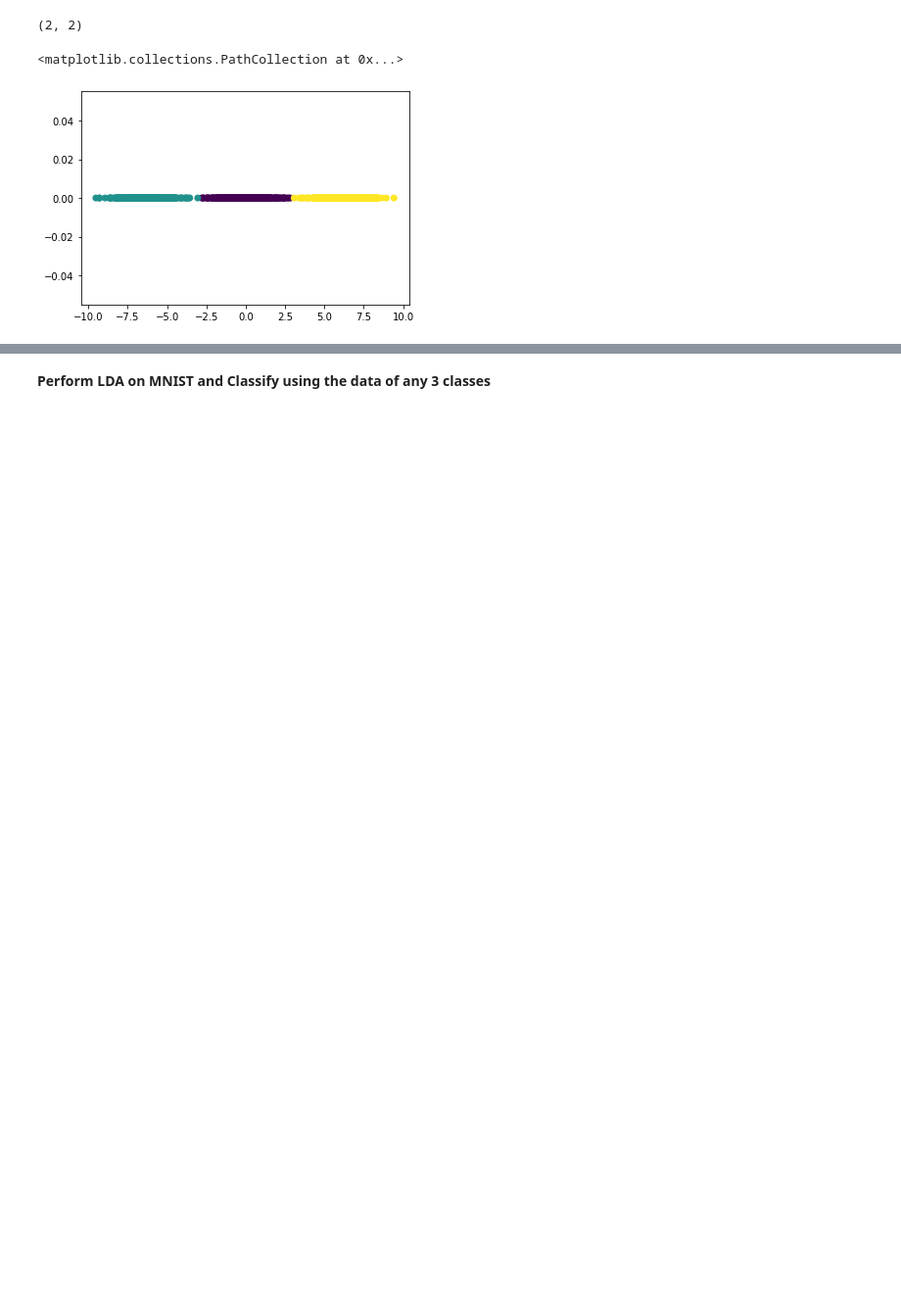
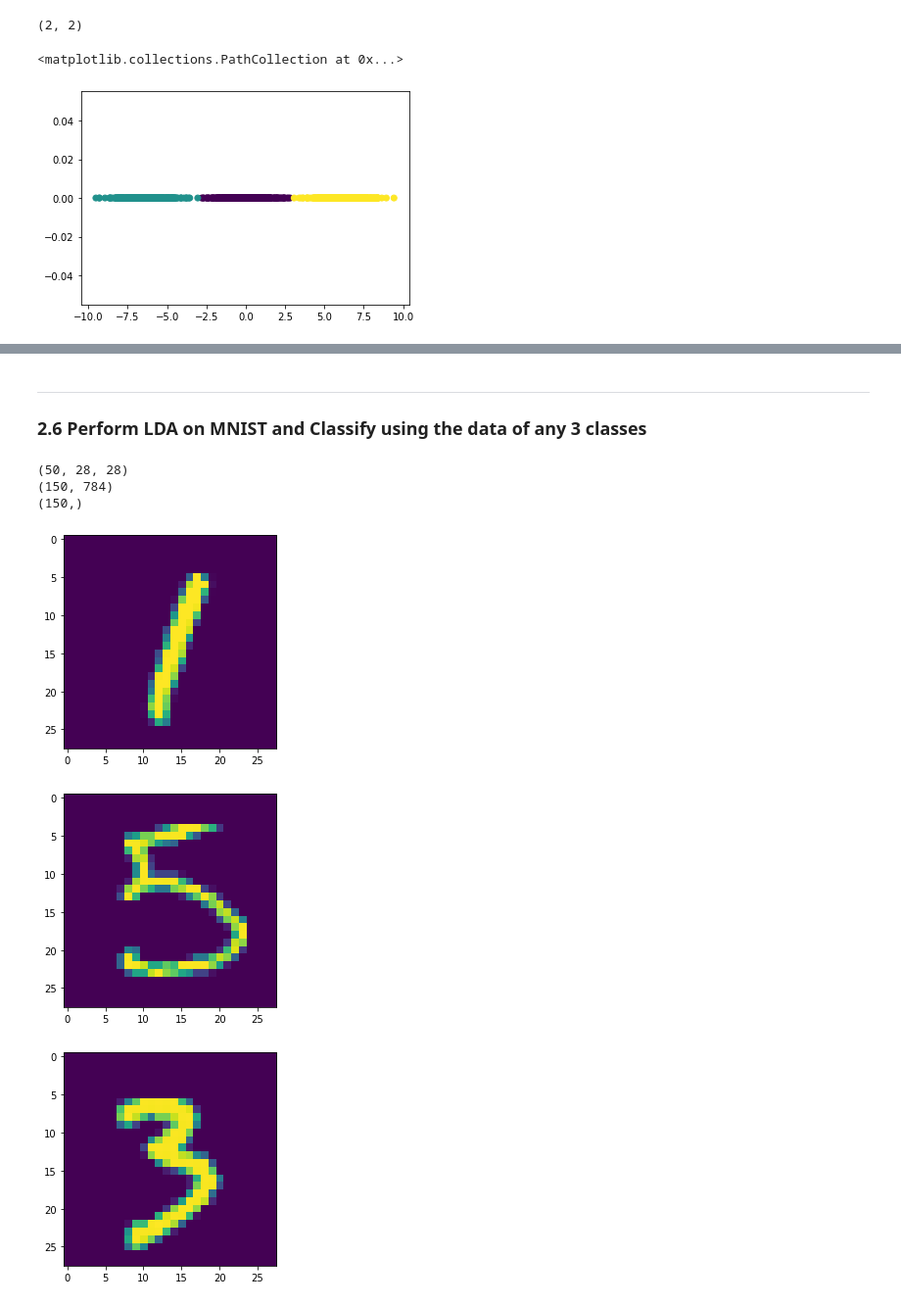
Before and after one commit to Whitelisted2/EE413-PRML-Lab, a Jupyter notebook: Assignment-11-DimensionalityReduction/Solved/Lab_9_Dimensionality_Reduction.ipynb, the cells around one changed output, grey strips where cells are left out. Shown at 98% size. Drawn from its saved outputs; the diff is of its cells as text; code cells hidden in the pictures; blank space fills up the shorter version.

```diff
--- a/Assignment-11-DimensionalityReduction/Solved/Lab_9_Dimensionality_Reduction.ipynb
+++ b/Assignment-11-DimensionalityReduction/Solved/Lab_9_Dimensionality_Reduction.ipynb
@@ -129,7 +130,7 @@ class pca:
     data = self.pre_process(data)
     cov = data.T @ data
     _, s, _ = np.linalg.svd(cov)
-    ind = (np.where((np.cumsum(s)/np.sum(s))>0.8))[0][0] ## Write your code here  #######################
+    ind = (np.where((np.cumsum(s)/np.sum(s))>0.9))[0][0] ## Write your code here
     return ind+1
 
   def pre_process(self,data):
@@ -409,2 +587,4 @@ KNN Testing accuracy = 100.0
 # %% [markdown]
-**Perform LDA on MNIST and Classify using the data of any 3 classes**
+<hr>
+
+### 2.6 Perform LDA on MNIST and Classify using the data of any 3 classes
@@ -412,0 +591,57 @@ KNN Testing accuracy = 100.0
+# %%
+## Write your code here
+file1='t10k-images-idx3-ubyte' ## Change the path accordingly
+file2='t10k-labels-idx1-ubyte' ## Change the path accordingly
+
+import idx2numpy
+
+Images= idx2numpy.convert_from_file(file1)
+labels= idx2numpy.convert_from_file(file2)
+
+cl=[1,5,3]
+
+# for class 1
+id_1=np.where(labels==cl[0])
+id1=id_1[0]
+id1=id1[:50]
+Im_1=Images[id1,:,:]
+lab_1=labels[id1]
+
+# for class 5
+id_5=np.where(labels==cl[1])
+id5=id_5[0]
+id5=id5[:50]
+Im_5=Images[id5,:,:]
+lab_5=labels[id5]
+
+# for class 3
+id_3=np.where(labels==cl[2])
+id3=id_3[0]
+id3=id3[:50]
+Im_3=Images[id3,:,:]
+lab_3=labels[id3]
+
+plt.imshow(Im_1[1,:,:])
+plt.figure()
+plt.imshow(Im_5[1,:,:])
+plt.figure()
+plt.imshow(Im_3[1,:,:])
+
+print(Im_5.shape)
+
+data=np.concatenate((Im_1,Im_5,Im_3))
+data=np.reshape(data,(data.shape[0],data.shape[1]*data.shape[2]))
+print(data.shape)
+label=np.concatenate((lab_1,lab_5,lab_3))
+print(G_lab.shape)
+
+data = data.astype('float32')
+
+data /= 255
+# %% [output]
+(50, 28, 28)
+(150, 784)
+(150,)
+[figure, added]
+[figure, added]
+[figure, added]
```
Also changed, not shown: parts of 24 cells of this notebook.
